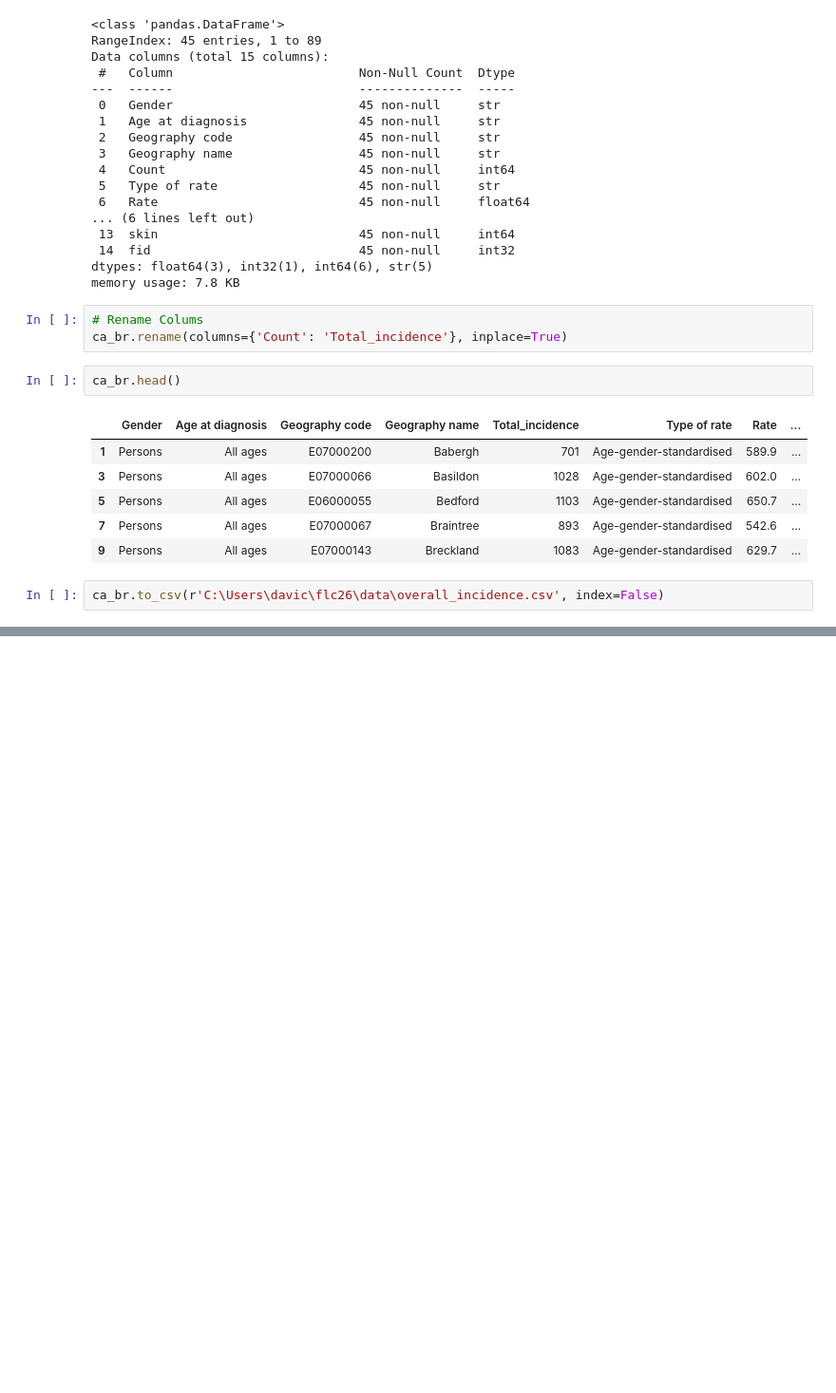
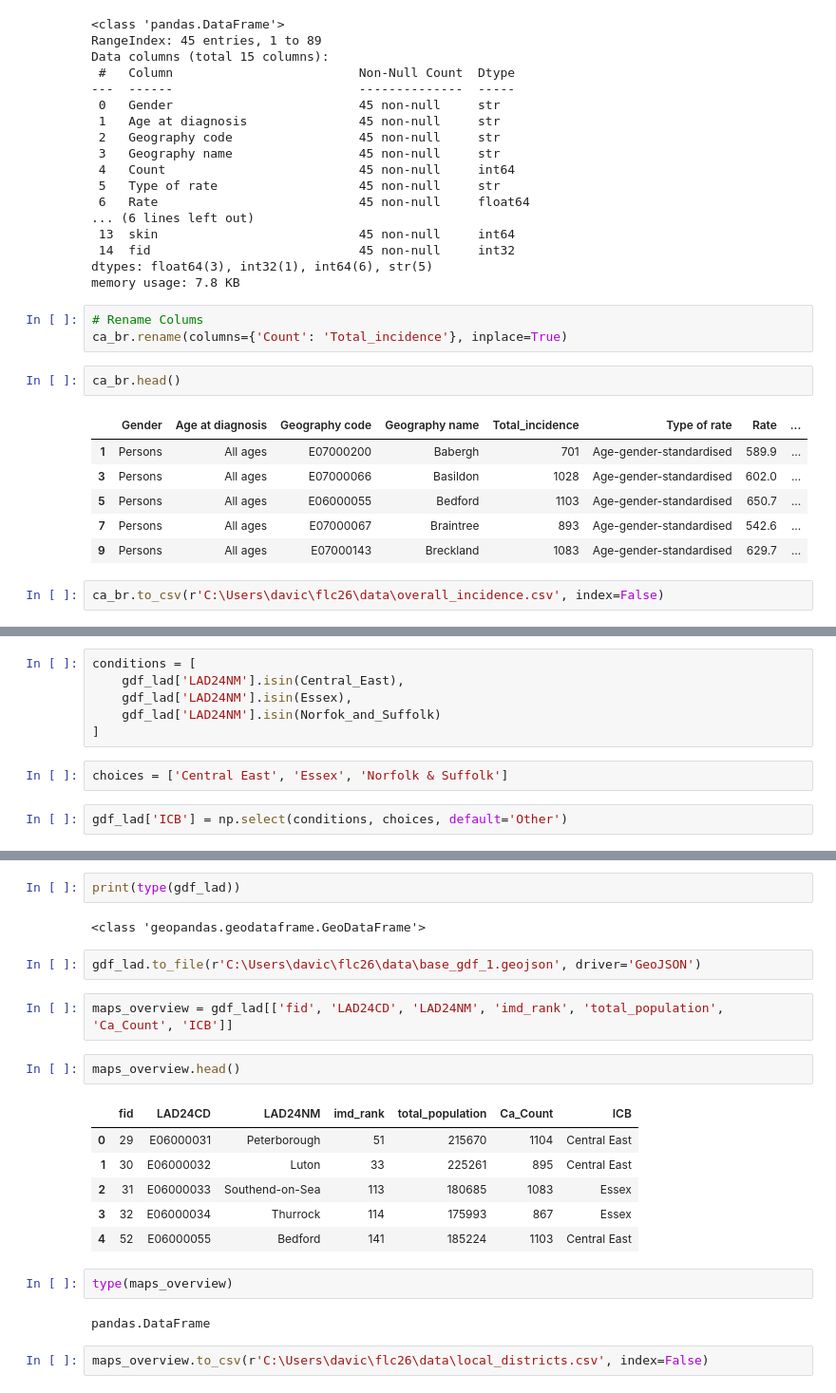
Before and after one commit to dvouna/geospatial_analytical_dashboard, a Jupyter notebook: explore.ipynb, the cells around one changed output, grey strips where cells are left out. Shown at 95% size. Drawn from its saved outputs; the diff is of its cells as text; blank space fills up the shorter version.

```diff
--- a/explore.ipynb
+++ b/explore.ipynb
@@ -935,0 +1114,10 @@ ca_br.to_csv(r'C:\Users\davic\flc26\data\overall_incidence.csv', index=False)
+# %%
+conditions = [
+    gdf_lad['LAD24NM'].isin(Central_East),
+    gdf_lad['LAD24NM'].isin(Essex),
+    gdf_lad['LAD24NM'].isin(Norfok_and_Suffolk)
+]
+# %%
+choices = ['Central East', 'Essex', 'Norfolk & Suffolk']
+# %%
+gdf_lad['ICB'] = np.select(conditions, choices, default='Other')
@@ -935,0 +1153,23 @@ ca_br.to_csv(r'C:\Users\davic\flc26\data\overall_incidence.csv', index=False)
+# %%
+print(type(gdf_lad))
+# %% [output]
+<class 'geopandas.geodataframe.GeoDataFrame'>
+# %%
+gdf_lad.to_file(r'C:\Users\davic\flc26\data\base_gdf_1.geojson', driver='GeoJSON')
+# %%
+maps_overview = gdf_lad[['fid', 'LAD24CD', 'LAD24NM', 'imd_rank', 'total_population', 'Ca_Count', 'ICB']]
+# %%
+maps_overview.head()
+# %% [output]
+|  | fid | LAD24CD | LAD24NM | imd_rank | total_population | Ca_Count | ICB |
+| 0 | 29 | E06000031 | Peterborough | 51 | 215670 | 1104 | Central East |
+| 1 | 30 | E06000032 | Luton | 33 | 225261 | 895 | Central East |
+| 2 | 31 | E06000033 | Southend-on-Sea | 113 | 180685 | 1083 | Essex |
+| 3 | 32 | E06000034 | Thurrock | 114 | 175993 | 867 | Essex |
+| 4 | 52 | E06000055 | Bedford | 141 | 185224 | 1103 | Central East |
+# %%
+type(maps_overview)
+# %% [output]
+pandas.DataFrame
+# %%
+maps_overview.to_csv(r'C:\Users\davic\flc26\data\local_districts.csv', index=False)
```
Also changed, not shown: parts of 35 cells of this notebook, 55 other files.
